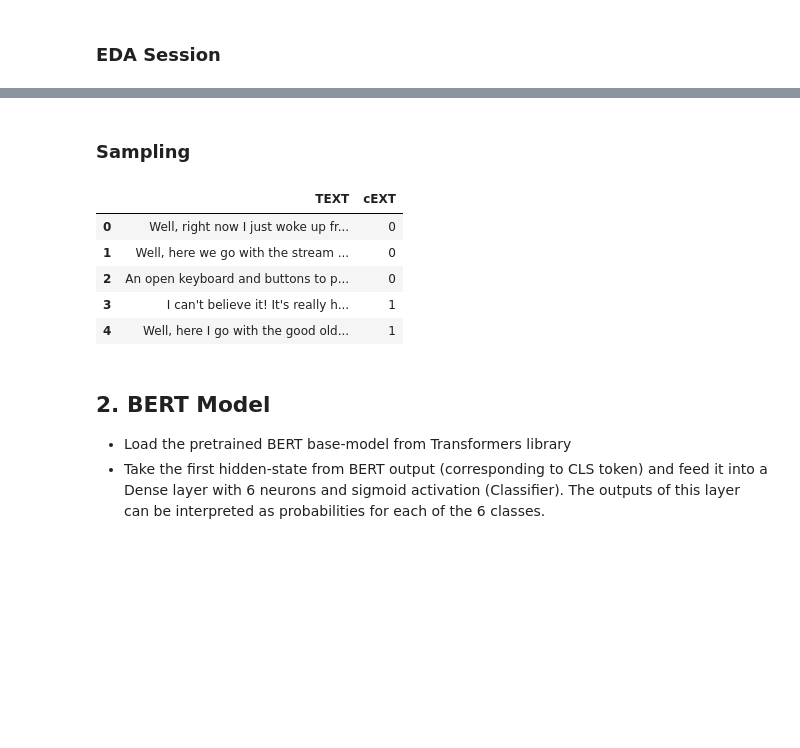
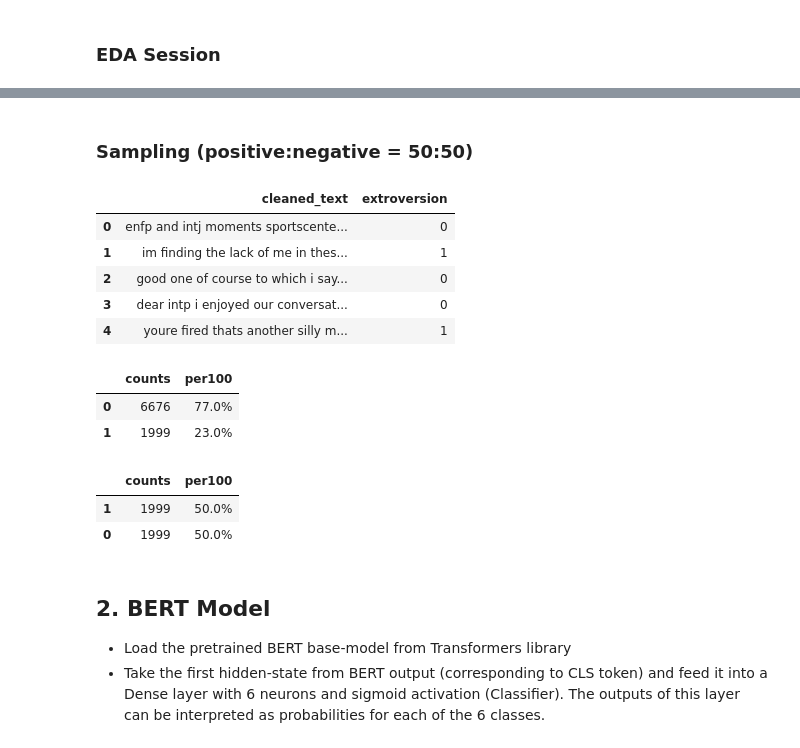
Before and after one commit to charlie-chi-zhang/Multi-Label-Text-classification-Using-BERT, a Jupyter notebook: 06_MBTI_classification_transformers_bert.ipynb, the cells around one changed output, grey strips where cells are left out. Drawn from its saved outputs; the diff is of its cells as text; code cells hidden in the pictures; blank space fills up the shorter version.

```diff
--- a/06_MBTI_classification_transformers_bert.ipynb
+++ b/06_MBTI_classification_transformers_bert.ipynb
@@ -66,3 +69,16 @@ for col in label_cols:
+# %%
+import string
+import re
+
+def clean_text(text):
+    regex = re.compile('[%s]' % re.escape('|'))
+    text = regex.sub(" ", text)
+    words = str(text).split()
+    words = [i.lower() + " " for i in words]
+    words = [i for i in words if not "http" in i]
+    words = " ".join(words)
+    words = words.translate(words.maketrans('', '', string.punctuation))
+    return words
 # %% [markdown]
 ### EDA Session
 # %%
@@ -71,0 +88,7 @@ df_raw.shape
+# %%
+types = np.unique(df_raw.type.values)
+
+def get_type_index(string):
+    return list(types).index(string)
+
+df_raw['type_index'] = df_raw['type'].apply(get_type_index)
@@ -71,0 +104,2 @@ df_raw.shape
+# %%
+df_raw['cleaned_text'] = df_raw['posts'].apply(clean_text)
@@ -91,0 +123,3 @@ for f,ax in zip(label_cols, axes.ravel()):
+# %%
+df_raw['extroversion'] = df_raw.type.str.contains(r'E', na=True)
+df_raw['extroversion'].replace({True:1, False:0}, inplace=True)
@@ -92,12 +135,12 @@ for f,ax in zip(label_cols, axes.ravel()):
 # %% [markdown]
-### Sampling
+### Sampling (positive:negative = 50:50)
 # %%
-df_cEXT = df_raw.iloc[:,1:3]
-df_cEXT.head()
+df_extro = df_raw.iloc[:,3:]
+df_extro.head()
 # %% [output]
-|  | TEXT | cEXT |
-| 0 | Well, right now I just woke up fr... | 0 |
-| 1 | Well, here we go with the stream ... | 0 |
-| 2 | An open keyboard and buttons to p... | 0 |
-| 3 | I can't believe it! It's really h... | 1 |
-| 4 | Well, here I go with the good old... | 1 |
+|  | cleaned_text | extroversion |
+| 0 | enfp and intj moments sportscente... | 0 |
+| 1 | im finding the lack of me in thes... | 1 |
+| 2 | good one of course to which i say... | 0 |
+| 3 | dear intp i enjoyed our conversat... | 0 |
+| 4 | youre fired thats another silly m... | 1 |
@@ -165,0 +147,9 @@ validation_dataset = create_dataset((validation_inputs, validation_masks, valida
+# %%
+s = df_extro.extroversion
+counts=s.value_counts()
+percent100 = s.value_counts(normalize=True).mul(100).round(1).astype(str)+'%'
+pd.DataFrame({'counts': counts, 'per100':percent100})
+# %% [output]
+|  | counts | per100 |
+| 0 | 6676 | 77.0% |
+| 1 | 1999 | 23.0% |
@@ -166,3 +163,12 @@ validation_dataset = create_dataset((validation_inputs, validation_masks, valida
+# %%
+s = df_extro_balanced.extroversion
+counts=s.value_counts()
+percent100 = s.value_counts(normalize=True).mul(100).round(1).astype(str)+'%'
+pd.DataFrame({'counts': counts, 'per100':percent100})
+# %% [output]
+|  | counts | per100 |
+| 1 | 1999 | 50.0% |
+| 0 | 1999 | 50.0% |
 # %% [markdown]
 ## 2. BERT Model
 - Load the pretrained BERT base-model from Transformers library
```
Also changed, not shown: parts of 25 cells of this notebook.
